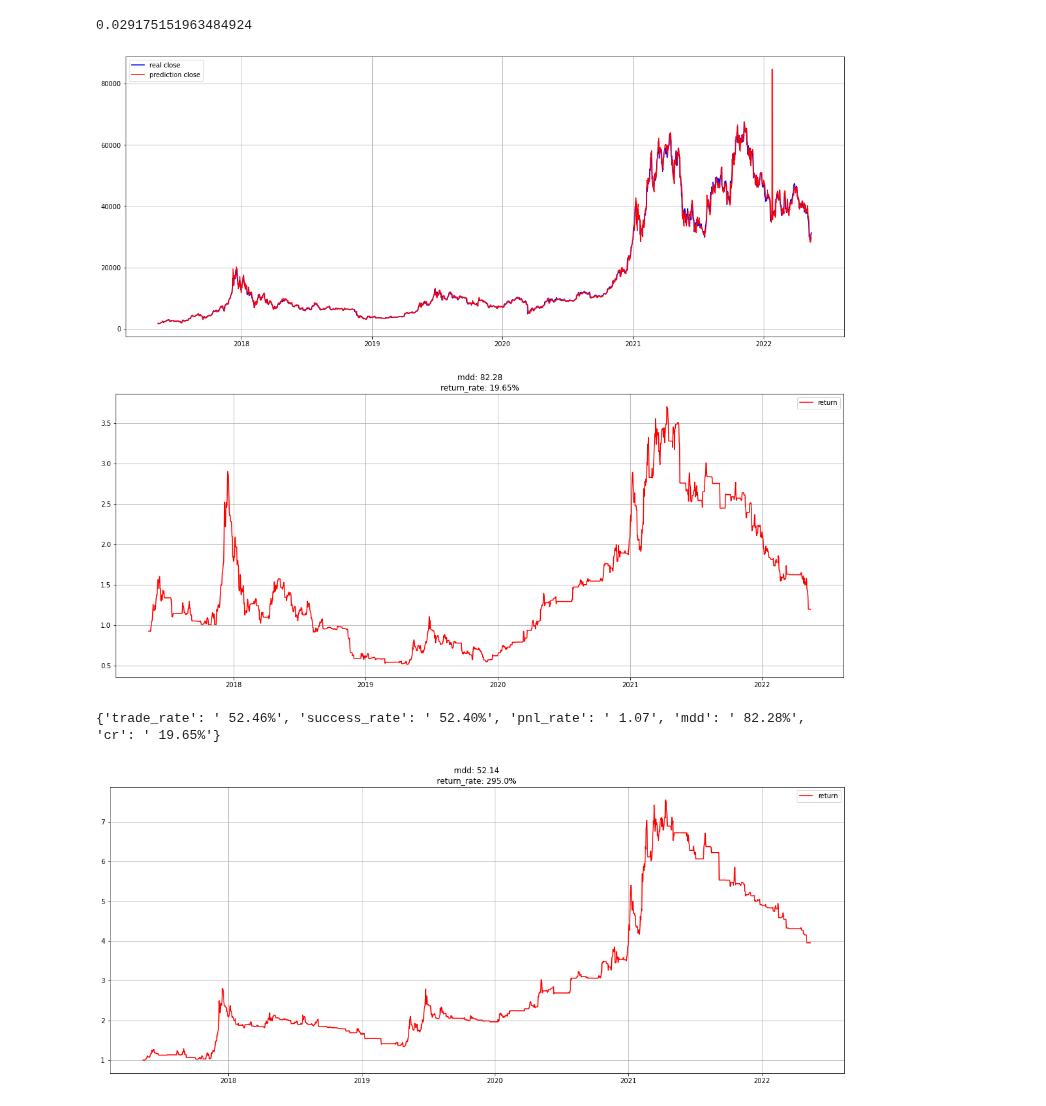
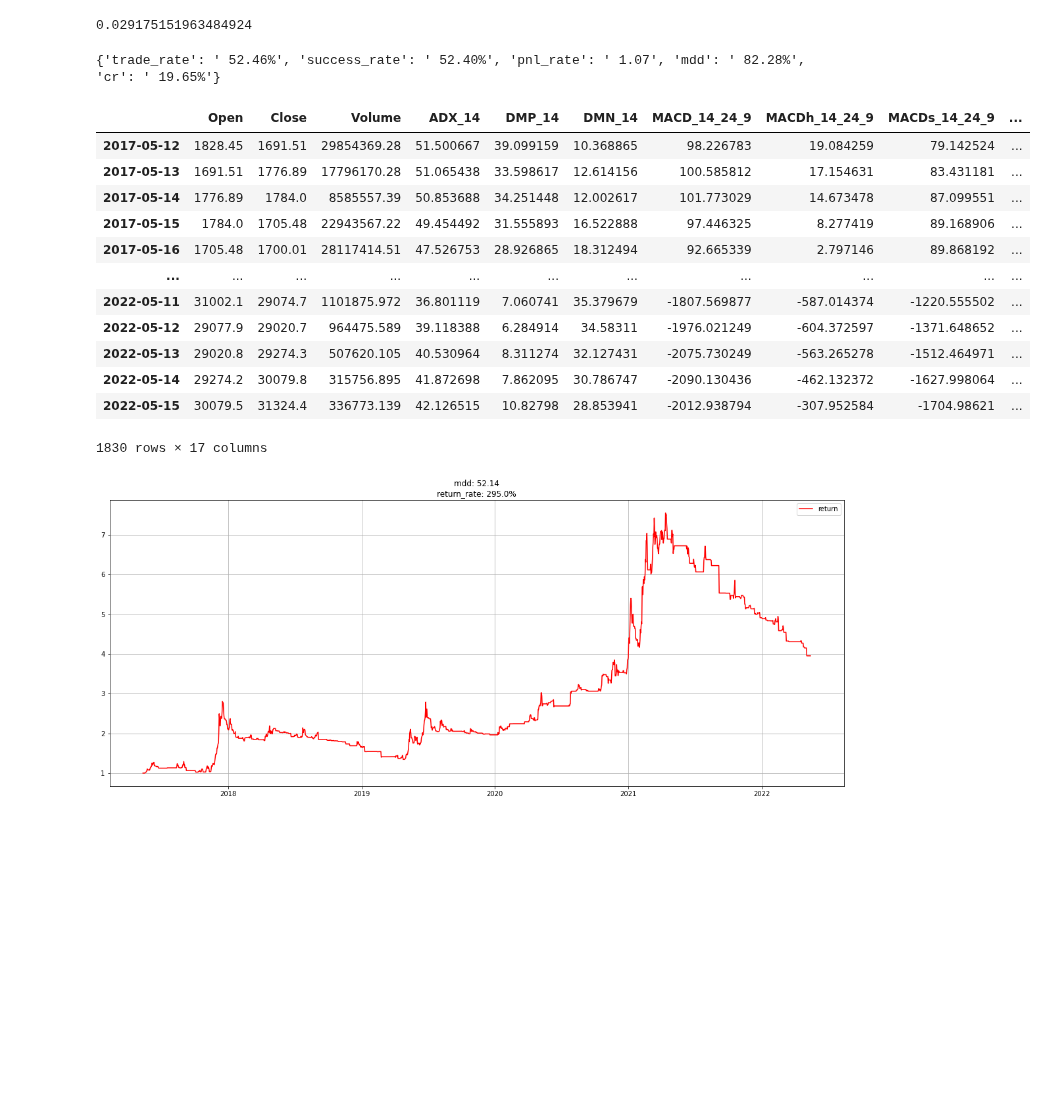
Before and after one commit to happysms/RuleBase-VS-TimeSeries-Algorithm, a Jupyter notebook: Model/LinearRegression/linear_regression_ Export.ipynb, the cells around one changed output. Cells and saved outputs as stored; diff of their text form; code cells hidden in the pictures; blank space fills up the shorter version.

```diff
--- a/Model/LinearRegression/linear_regression_ Export.ipynb
+++ b/Model/LinearRegression/linear_regression_ Export.ipynb
@@ -468,13 +482,10 @@ def get_result_profit_2(test_df):
     return analysis_return(df)
 # %%
 #day50 = backtest_LR_1d(predict_df5, 50, 1, plot=False)
-day100 = backtest_LR_1d(predict_df5, 100, 1, plot=True)
+#day100 = backtest_LR_1d(predict_df5, 100, 1, plot=True)
 #day200 = backtest_LR_1d(predict_df5, 200, 1, plot=False)
 #day300 = backtest_LR_1d(predict_df5, 300, 1, plot=False)
-#day500 = backtest_LR_1d(predict_df5, 500, 1, plot=False)
+day500 = backtest_LR_1d(predict_df5, 500, 1, plot=False)
-# %% [output]
-[figure, removed]
-[figure, removed]
 # %%
 print(analysis_return(day100))
 #print(analysis_return(day100))
@@ -483,6 +494,22 @@ print(analysis_return(day100))
 #print(analysis_return(day500))
 # %% [output]
 {'trade_rate': ' 52.46%', 'success_rate': ' 52.40%', 'pnl_rate': ' 1.07', 'mdd': ' 82.28%', 'cr': ' 19.65%'}
+# %%
+day100
+# %% [output]
+|  | Open | Close | Volume | ADX_14 | DMP_14 | DMN_14 | MACD_14_24_9 | MACDh_14_24_9 | MACDs_14_24_9 | ... |
+| 2017-05-12 | 1828.45 | 1691.51 | 29854369.28 | 51.500667 | 39.099159 | 10.368865 | 98.226783 | 19.084259 | 79.142524 | ... |
+| 2017-05-13 | 1691.51 | 1776.89 | 17796170.28 | 51.065438 | 33.598617 | 12.614156 | 100.585812 | 17.154631 | 83.431181 | ... |
+| 2017-05-14 | 1776.89 | 1784.0 | 8585557.39 | 50.853688 | 34.251448 | 12.002617 | 101.773029 | 14.673478 | 87.099551 | ... |
+| 2017-05-15 | 1784.0 | 1705.48 | 22943567.22 | 49.454492 | 31.555893 | 16.522888 | 97.446325 | 8.277419 | 89.168906 | ... |
+| 2017-05-16 | 1705.48 | 1700.01 | 28117414.51 | 47.526753 | 28.926865 | 18.312494 | 92.665339 | 2.797146 | 89.868192 | ... |
+| ... | ... | ... | ... | ... | ... | ... | ... | ... | ... | ... |
+| 2022-05-11 | 31002.1 | 29074.7 | 1101875.972 | 36.801119 | 7.060741 | 35.379679 | -1807.569877 | -587.014374 | -1220.555502 | ... |
+| 2022-05-12 | 29077.9 | 29020.7 | 964475.589 | 39.118388 | 6.284914 | 34.58311 | -1976.021249 | -604.372597 | -1371.648652 | ... |
+| 2022-05-13 | 29020.8 | 29274.3 | 507620.105 | 40.530964 | 8.311274 | 32.127431 | -2075.730249 | -563.265278 | -1512.464971 | ... |
+| 2022-05-14 | 29274.2 | 30079.8 | 315756.895 | 41.872698 | 7.862095 | 30.786747 | -2090.130436 | -462.132372 | -1627.998064 | ... |
+| 2022-05-15 | 30079.5 | 31324.4 | 336773.139 | 42.126515 | 10.82798 | 28.853941 | -2012.938794 | -307.952584 | -1704.98621 | ... |
+1830 rows × 17 columns
 # %%
 result_ma = backtest_ma(day100)
 plot_return(result_ma)
```
Also changed, not shown: parts of 6 cells of this notebook.
